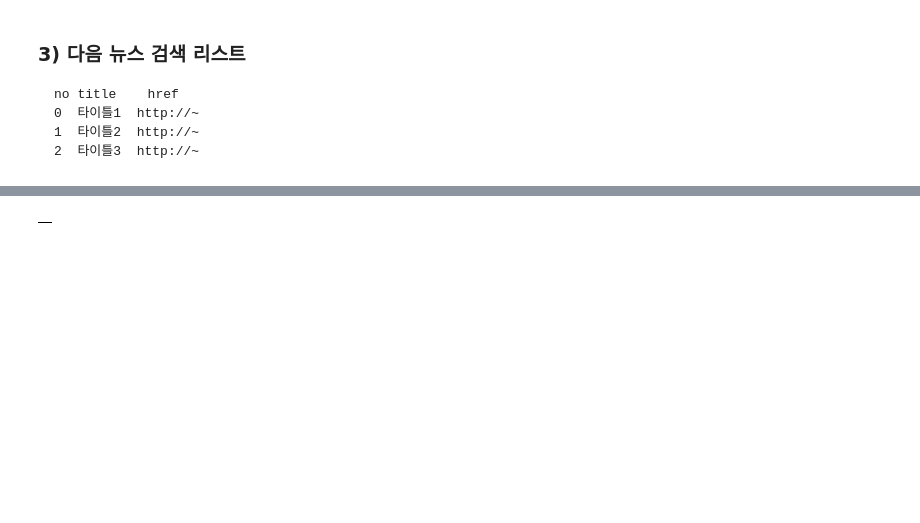
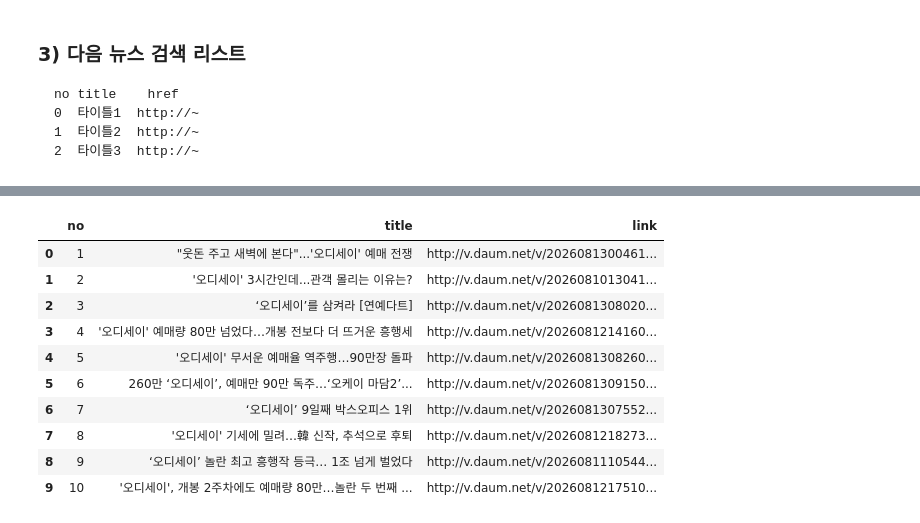
Before and after one commit to chjogit/ai, a Jupyter notebook: source/01_python/ch14_웹데이터수집1_정적_공공api.ipynb, the cells around one changed output, grey strips where cells are left out. Drawn from its saved outputs; the diff is of its cells as text; code cells hidden in the pictures; blank space fills up the shorter version.

```diff
--- a/source/01_python/ch14_웹데이터수집1_정적_공공api.ipynb
+++ b/source/01_python/ch14_웹데이터수집1_정적_공공api.ipynb
@@ -508,7 +527,7 @@ import time
 def collect_list(keyword, page):
     'keyword로 해당 page에 검색한 결과 list return'
 
-    url = f'https://search.daum.net/search?w=news'
+    url = f'https://search.daum.net/search?w=news&nil_search=btn&DA=NTB&enc=utf8&cluster=y&cluster_page=1'
     params = {'q':keyword, 'p':page}
 
     headers = {'User-Agent':'Mozilla/5.0 (Windows NT 10.0; Win64; x64) AppleWebKit/537.36 (KHTML, like Gecko) Chrome/151.0.0.0 Safari/537.36'}
@@ -517,6 +536,7 @@ def collect_list(keyword, page):
     soup = BeautifulSoup(response.text, 'html.parser')
 
     items_find_list = []
+
     items_el = soup.select('div.item-title > strong.tit-g.clamp-g > a')
 
     for idx, item in enumerate(items_el):
@@ -524,9 +544,19 @@ def collect_list(keyword, page):
 
     return items_find_list
 # %%
-collect_list('오디세이', 5)
+result = collect_list('오디세이', 1)
 
 import pandas as pd
-pd.DataFrame(items_find_list)
+pd.DataFrame(result)
 # %% [output]
-|  |
+|  | no | title | link |
+| 0 | 1 | "웃돈 주고 새벽에 본다"...'오디세이' 예매 전쟁 | http://v.daum.net/v/2026081300461... |
+| 1 | 2 | '오디세이' 3시간인데...관객 몰리는 이유는? | http://v.daum.net/v/2026081013041... |
+| 2 | 3 | ‘오디세이’를 삼켜라 [연예다트] | http://v.daum.net/v/2026081308020... |
+| 3 | 4 | '오디세이' 예매량 80만 넘었다…개봉 전보다 더 뜨거운 흥행세 | http://v.daum.net/v/2026081214160... |
+| 4 | 5 | '오디세이' 무서운 예매율 역주행…90만장 돌파 | http://v.daum.net/v/2026081308260... |
+| 5 | 6 | 260만 ‘오디세이’, 예매만 90만 독주…‘오케이 마담2’... | http://v.daum.net/v/2026081309150... |
+| 6 | 7 | ‘오디세이’ 9일째 박스오피스 1위 | http://v.daum.net/v/2026081307552... |
+| 7 | 8 | '오디세이' 기세에 밀려…韓 신작, 추석으로 후퇴 | http://v.daum.net/v/2026081218273... |
+| 8 | 9 | ‘오디세이’ 놀란 최고 흥행작 등극… 1조 넘게 벌었다 | http://v.daum.net/v/2026081110544... |
+| 9 | 10 | '오디세이', 개봉 2주차에도 예매량 80만…놀란 두 번째 ... | http://v.daum.net/v/2026081217510... |
```
Also changed, not shown: parts of 46 cells of this notebook, 9 other files.
